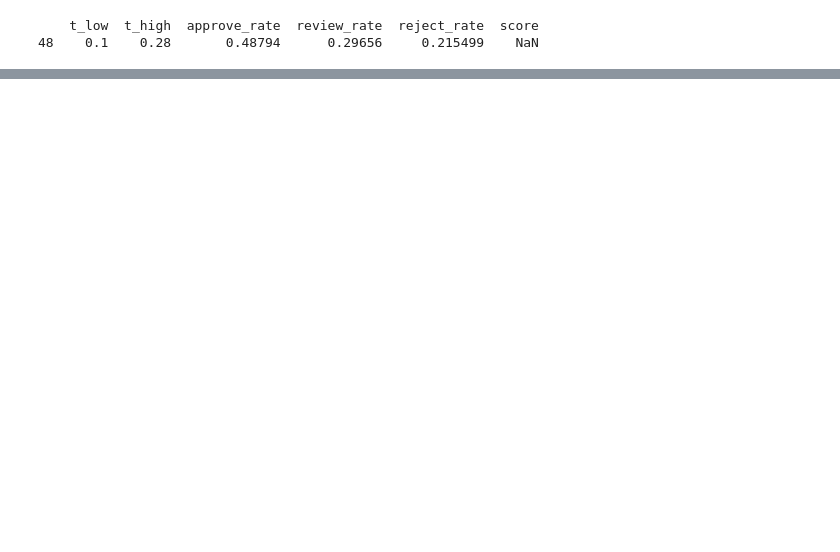
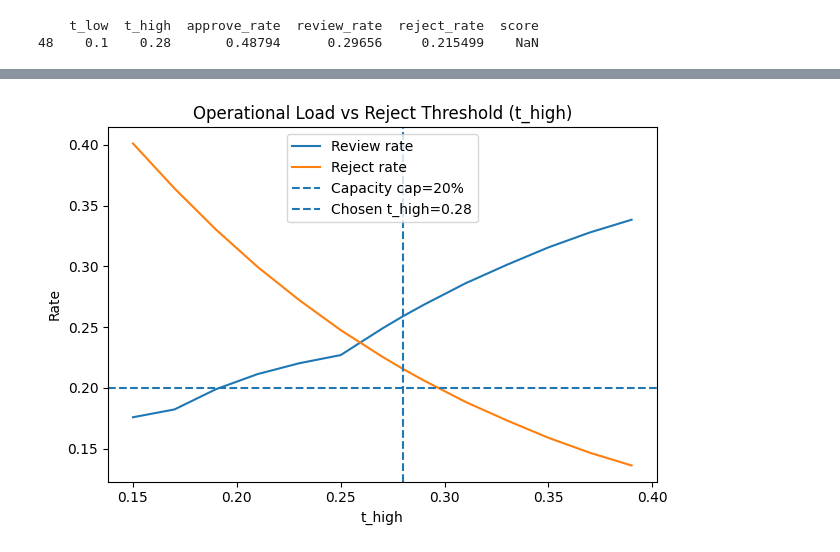
Before and after one commit to shaneqwaszx/riskgate-underwriting-engine, a Jupyter notebook: internal_test.ipynb, the cells around one changed output, grey strips where cells are left out. Cells and saved outputs as stored; diff of their text form; code cells hidden in the pictures; blank space fills up the shorter version.

```diff
--- a/internal_test.ipynb
+++ b/internal_test.ipynb
@@ -447,0 +490,26 @@ FileNotFoundError: [Errno 2] No such file or directory: 'riskgate_randomized_cus
+# %%
+import matplotlib.pyplot as plt
+
+chosen_t_high = 0.28
+cap = 0.20
+
+op = (
+    scenario_grid.groupby("t_high", as_index=False)[["review_rate", "reject_rate"]]
+    .mean()
+    .sort_values("t_high")
+)
+
+plt.figure(figsize=(6.5, 4.5))
+plt.plot(op["t_high"], op["review_rate"], label="Review rate")
+plt.plot(op["t_high"], op["reject_rate"], label="Reject rate")
+plt.axhline(cap, linestyle="--", label="Capacity cap=20%")
+plt.axvline(chosen_t_high, linestyle="--", label=f"Chosen t_high={chosen_t_high}")
+plt.xlabel("t_high")
+plt.ylabel("Rate")
+plt.title("Operational Load vs Reject Threshold (t_high)")
+plt.legend()
+plt.tight_layout()
+plt.savefig("fig_operational_load.png", dpi=300, bbox_inches="tight")
+plt.show()
+# %% [output]
+[figure, added]
```
Also changed, not shown: parts of 6 cells of this notebook, 1 other file.
